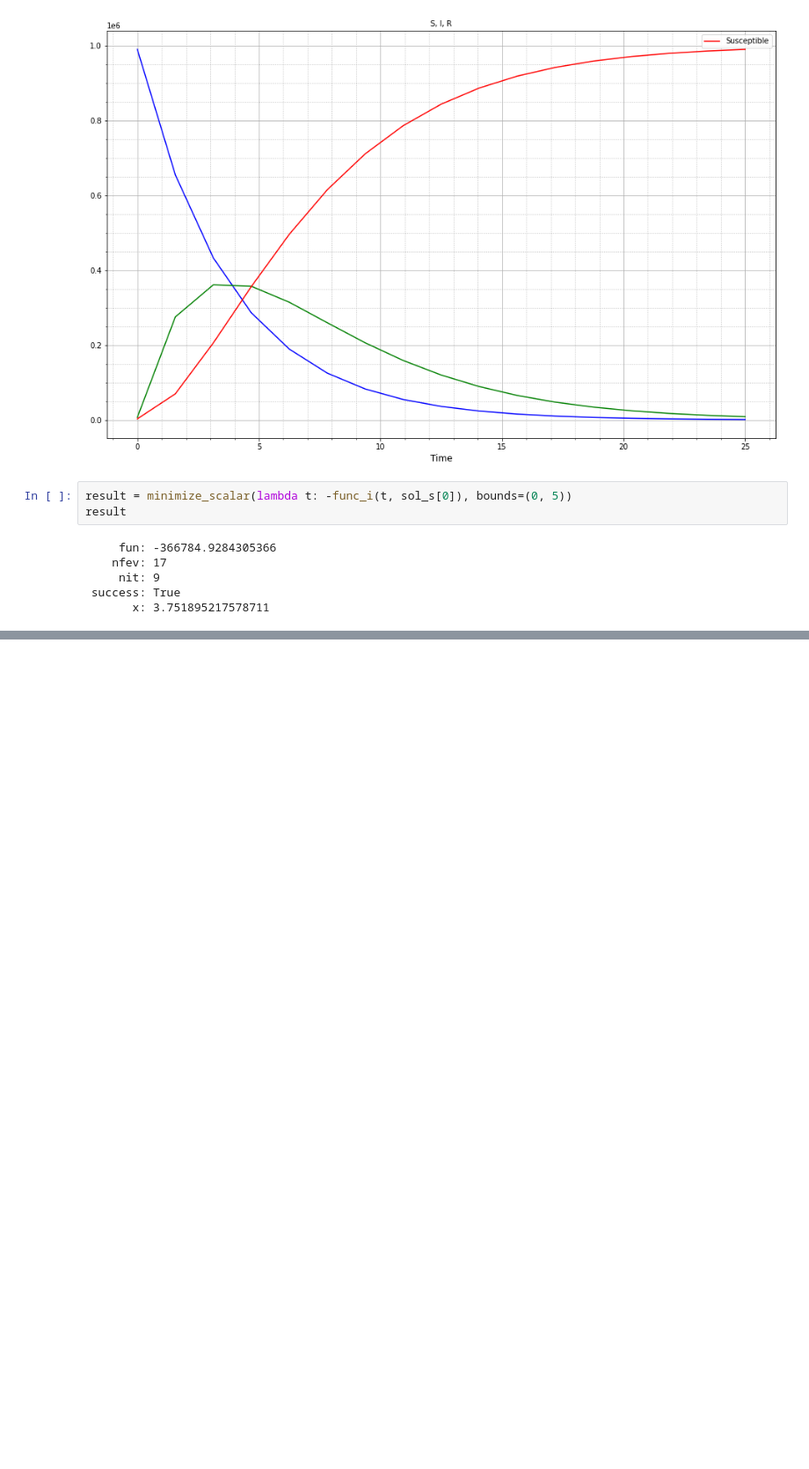
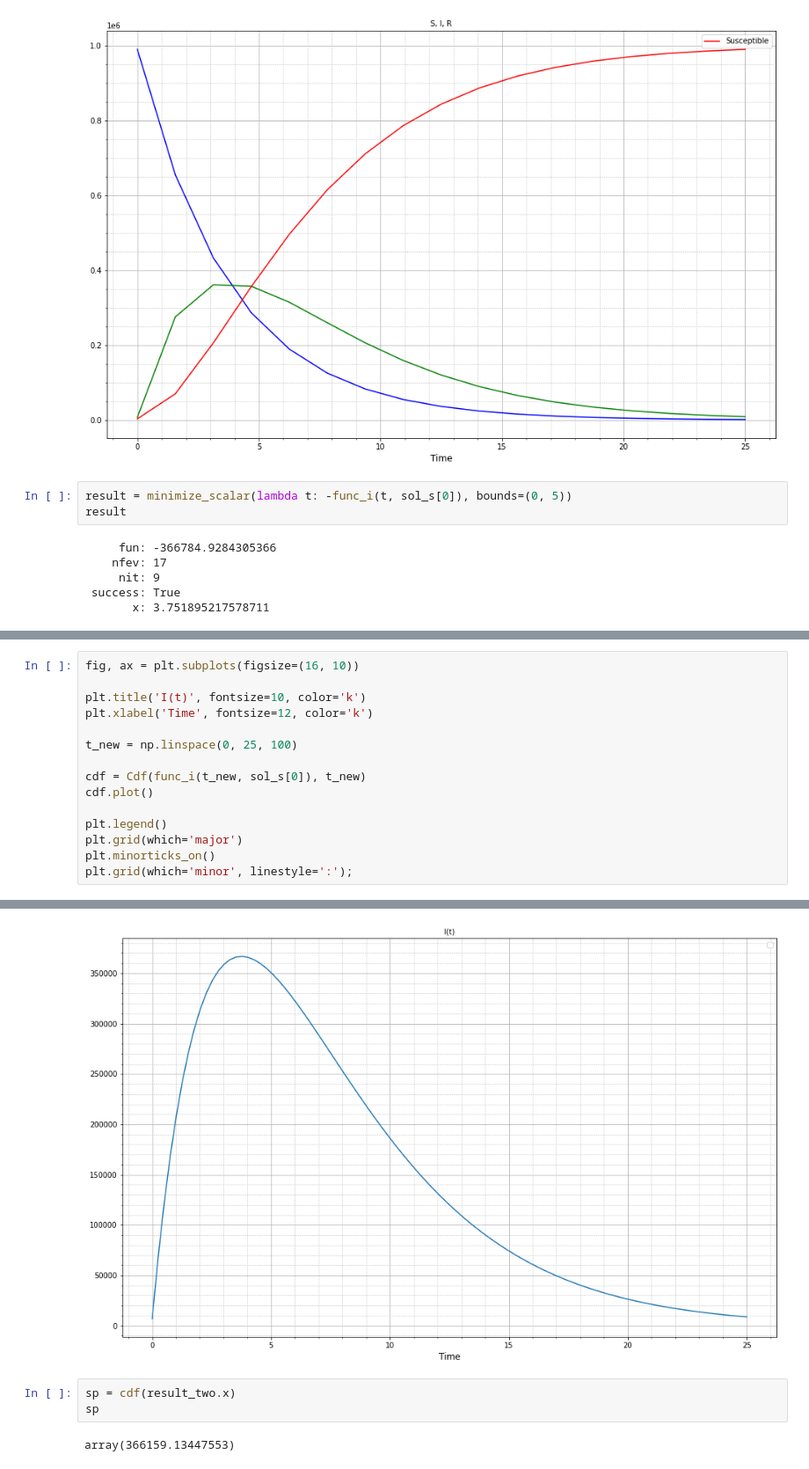
Before and after one commit to SaifuliAnna/DataScience_HW5, a Jupyter notebook: Hw5_2.ipynb, the cells around one changed output, grey strips where cells are left out. Shown: that part at 88% size. Saved outputs shown, nothing was run; the diff lists cells and outputs as text; blank space fills up the shorter version.

```diff
--- a/Hw5_2.ipynb
+++ b/Hw5_2.ipynb
@@ -129,0 +186,16 @@ result
+# %%
+fig, ax = plt.subplots(figsize=(16, 10))
+
+plt.title('I(t)', fontsize=10, color='k')
+plt.xlabel('Time', fontsize=12, color='k')
+
+t_new = np.linspace(0, 25, 100)
+
+cdf = Cdf(func_i(t_new, sol_s[0]), t_new)
+cdf.plot()
+
+plt.legend()
+plt.grid(which='major')
+plt.minorticks_on()
+plt.grid(which='minor', linestyle=':');
+# %% [output]
@@ -129,0 +203,6 @@ result
+[figure, added]
+# %%
+sp = cdf(result_two.x)
+sp
+# %% [output]
+array(366159.13447553)
```
Also changed, not shown: parts of 5 cells of this notebook.
